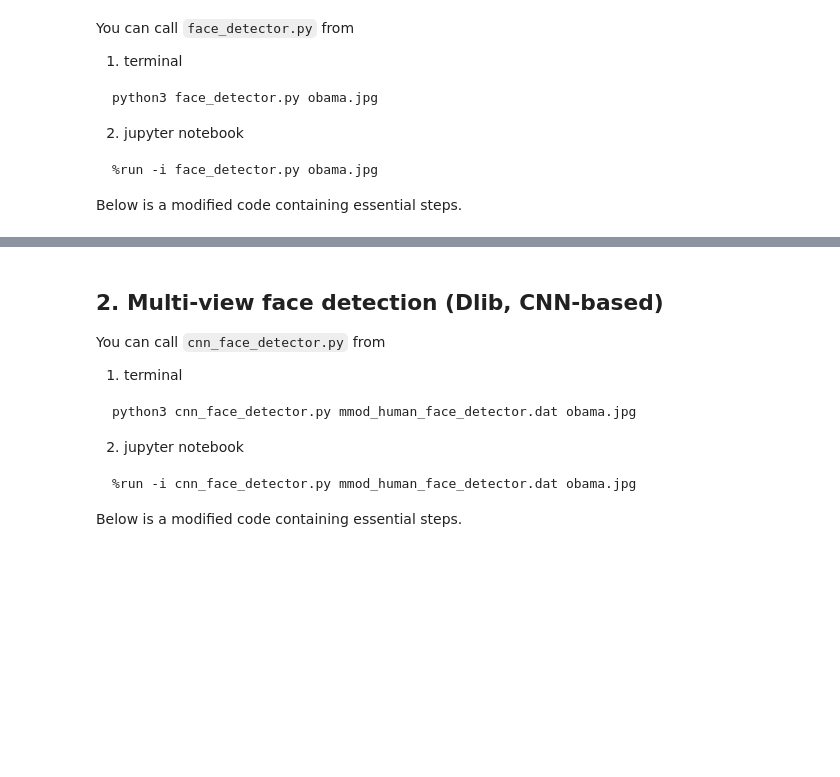
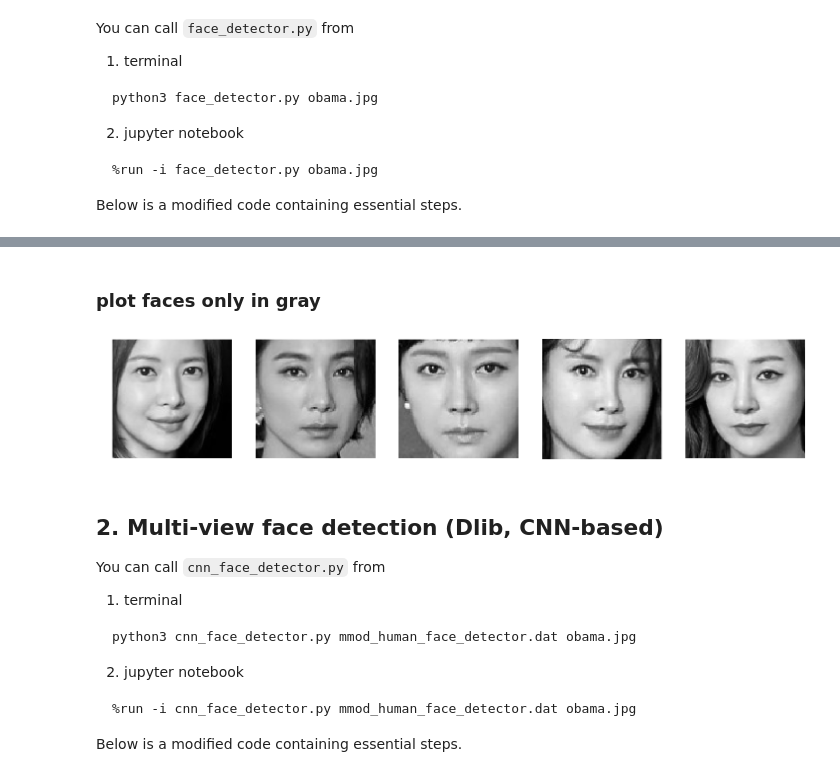
Before and after one commit to ys7yoo/PiFace, a Jupyter notebook: face_detection.ipynb, the cells around one changed output, grey strips where cells are left out. Drawn from its saved outputs; the diff is of its cells as text; code cells hidden in the pictures; blank space fills up the shorter version.

```diff
--- a/face_detection.ipynb
+++ b/face_detection.ipynb
@@ -77,3 +84,37 @@ Detection 0: Left: 163 Top: 68 Right: 270 Bottom: 175
+# %% [markdown]
+### plot faces only in gray
+# %%
+def sort_by_left(rects):
+    #print(rects)
+    #len(rects)
+    rects = np.array(rects)
+    #print(rects)
+    #print(rects.shape)
+    return rects[rects[:,0].argsort(),:]
+
+# get list of rect
+rects = list()
+for i, d in enumerate(dets):
+    rects.append((d.left(), d.top(), d.right(), d.bottom()))
+
+# sort detected rect according to left()
+rects = sort_by_left(rects)
+
+# plot faces
+plt.figure(figsize=(num_faces*5,5))
+for i, r in enumerate(rects):
+    face=img[r[1]:r[3], r[0]:r[2]]
+    face_gray=np.mean(face,axis=2)
+
+    plt.subplot(1,num_faces,i+1)
+    #plt.imshow(face)
+    plt.imshow(face_gray)
+
+    plt.axis('off')
+
+plt.savefig('detected_faces.png', bbox_inches='tight')
+# %% [output]
+[figure, added]
 # %% [markdown]
 ## 2. Multi-view face detection (Dlib, CNN-based)
 
```
Also changed, not shown: parts of 1 cell of this notebook.
